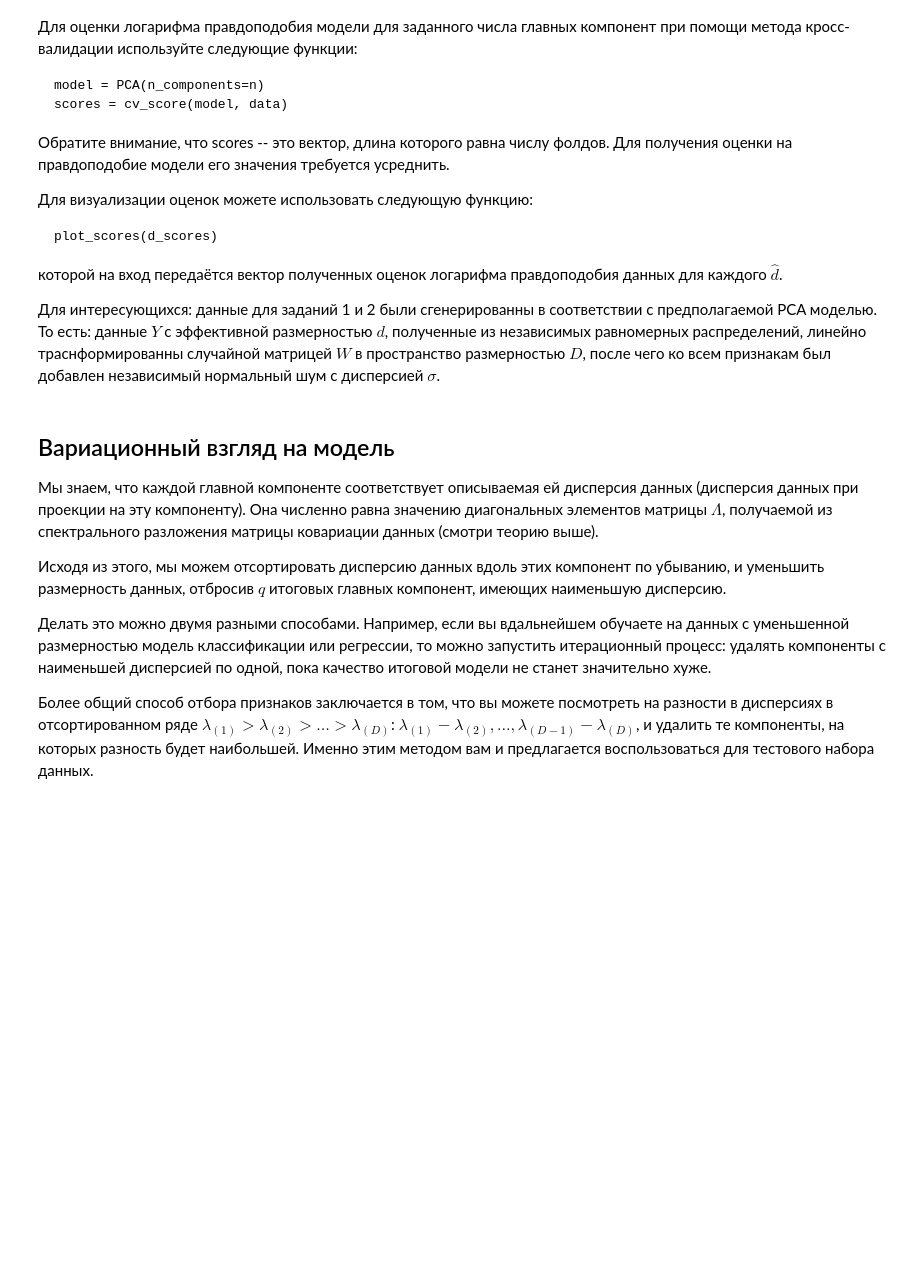
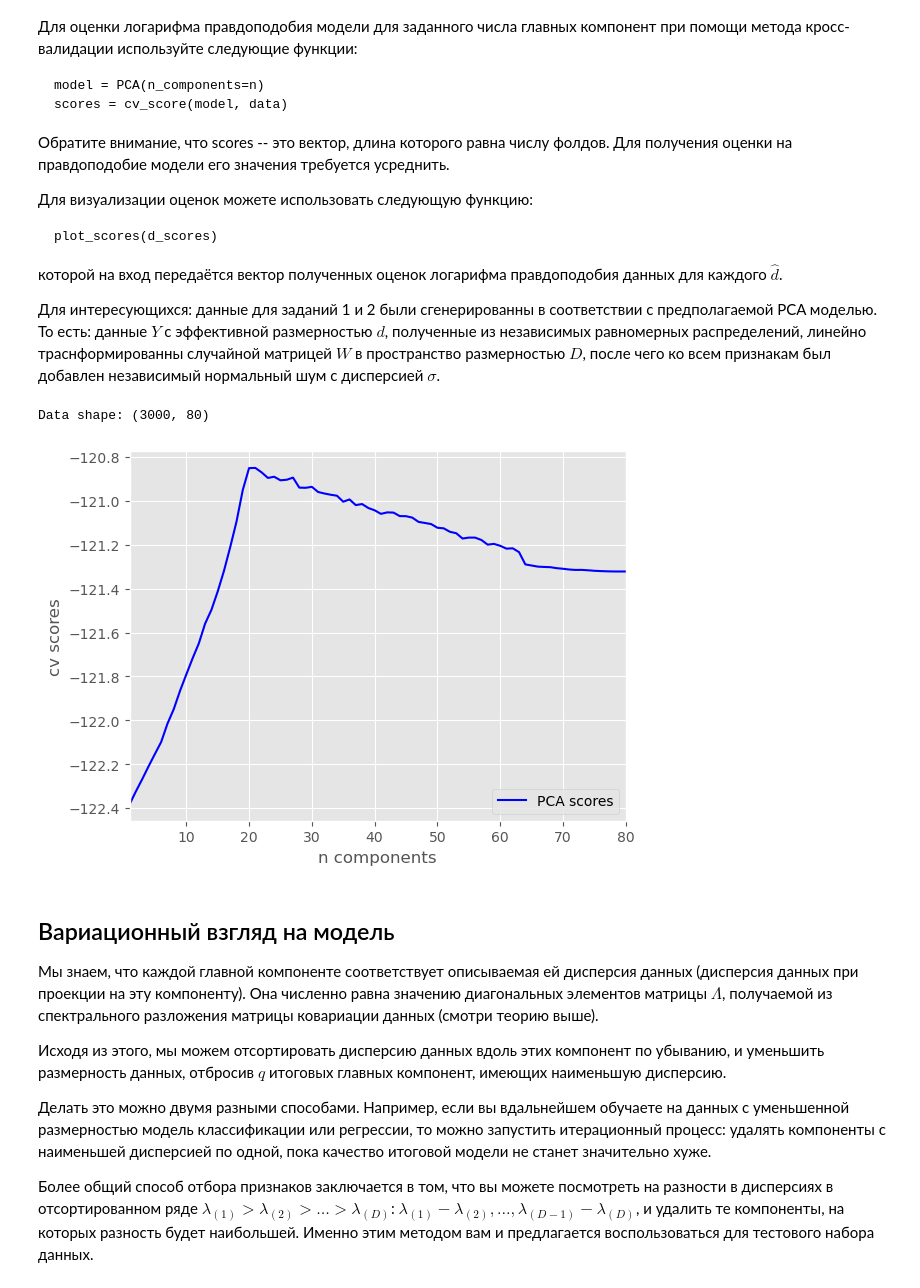
Before and after one commit to Erygfry/DataScience_HW, a Jupyter notebook: HW_6/PCA.ipynb, the cells around one changed output. Saved outputs shown, nothing was run; the diff lists cells and outputs as text; code cells hidden in the pictures; blank space fills up the shorter version.

```diff
--- a/HW_6/PCA.ipynb
+++ b/HW_6/PCA.ipynb
@@ -206,22 +206,32 @@ $$\mathcal{L} = \sum_{i=1}^N \log p(x_i) = -N/2 \Big( d\log(2\pi) + \log |C| + \
 # %%
 from sklearn.decomposition import PCA
 from sklearn.model_selection import cross_val_score as cv_score
 
 def plot_scores(d_scores):
-    n_components = np.arange(1,d_scores.size+1)
+    n_components = np.arange(1,len(d_scores)+1)
     plt.plot(n_components, d_scores, 'b', label='PCA scores')
     plt.xlim(n_components[0], n_components[-1])
     plt.xlabel('n components')
     plt.ylabel('cv scores')
     plt.legend(loc='lower right')
     plt.show()
 
 data = pd.read_csv('data_task1.csv')
 print('Data shape: %s' % str(data.shape))
 
 # your code
+d_scores = []
+for i in range(1, data.shape[1] + 1):
+    pca = PCA(n_components=i)
+    scores = cv_score(pca, data, cv=3, n_jobs=-1)
+    d_scores.append(np.mean(scores))
+
+
 
 plot_scores(d_scores)
+# %% [output]
+Data shape: (3000, 80)
+[figure, added]
 # %% [markdown]
 ## Вариационный взгляд на модель
 
```
Also changed, not shown: parts of 12 cells of this notebook.
